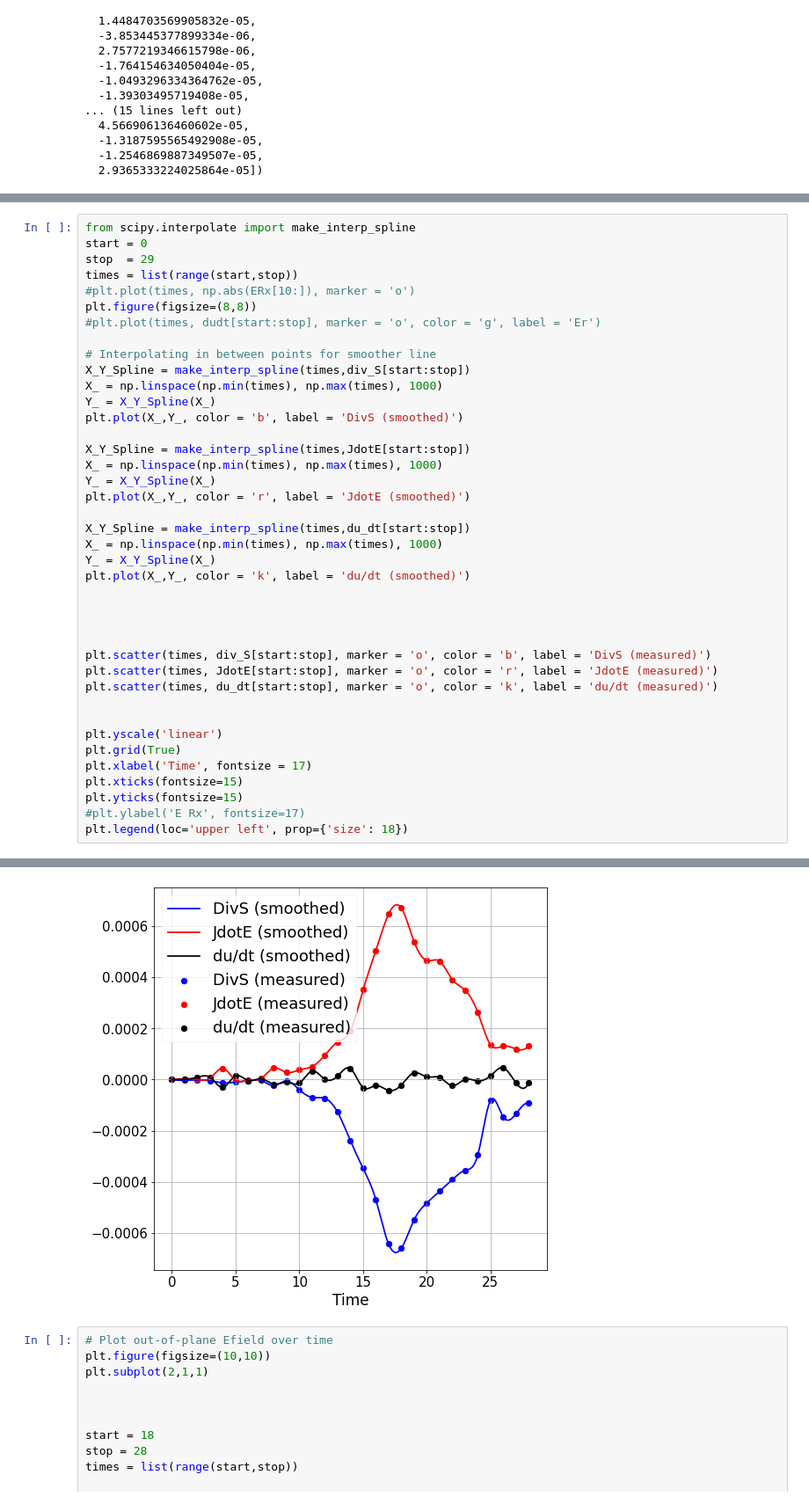
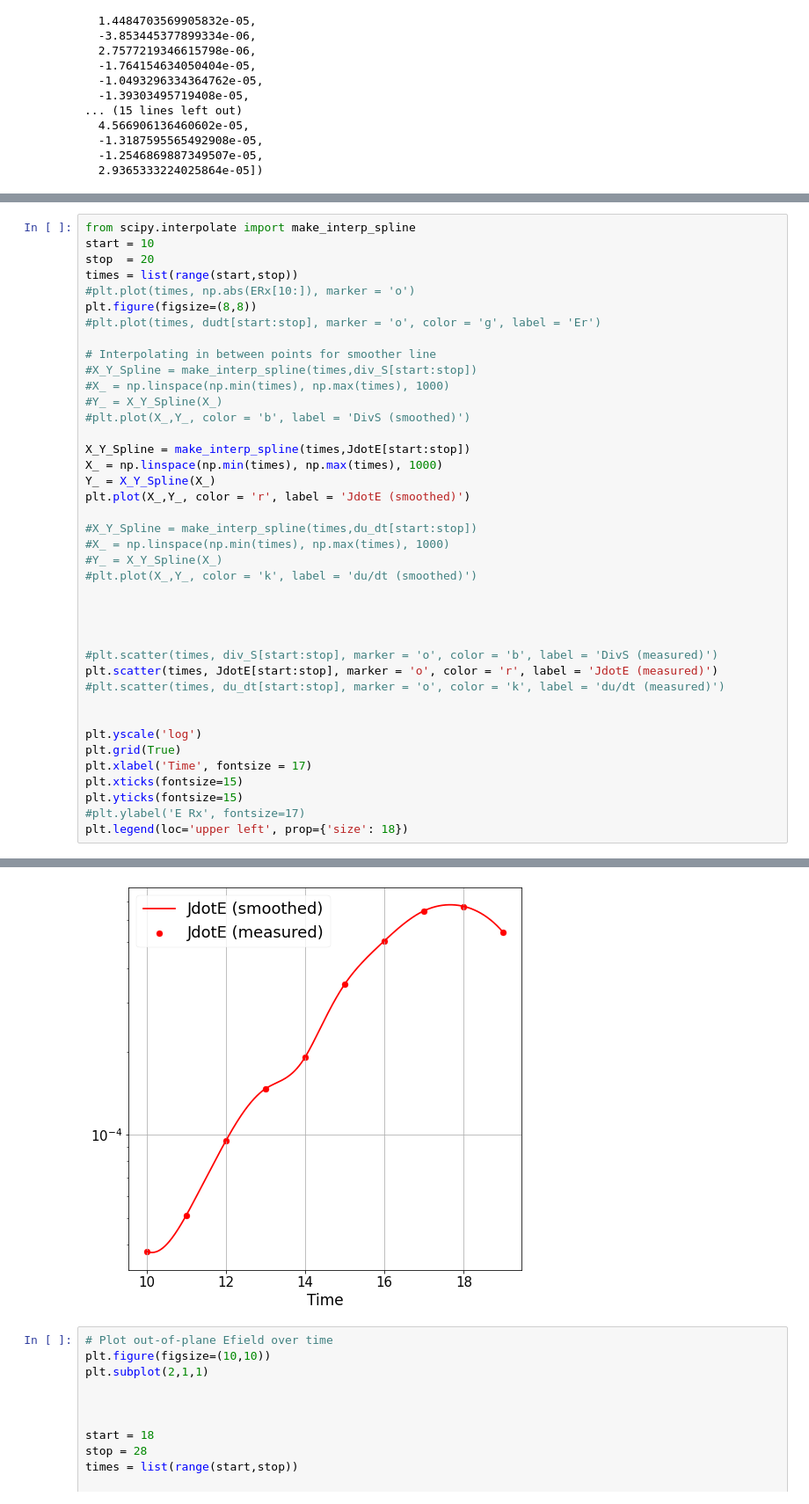
Before and after one commit to d0118dominic/notebooks, a Jupyter notebook: Rx_Evolution_JGR.ipynb, the cells around one changed output, grey strips where cells are left out. Shown at 88% size. Saved outputs shown, nothing was run; the diff lists cells and outputs as text.

```diff
--- a/Rx_Evolution_JGR.ipynb
+++ b/Rx_Evolution_JGR.ipynb
@@ -422,46 +433,46 @@ plt.legend(loc='upper left', prop={'size': 18})
 # %%
 from scipy.interpolate import make_interp_spline
-start = 0
-stop  = 29
+start = 10
+stop  = 20
 times = list(range(start,stop))
 #plt.plot(times, np.abs(ERx[10:]), marker = 'o')
 plt.figure(figsize=(8,8))
 #plt.plot(times, dudt[start:stop], marker = 'o', color = 'g', label = 'Er')
 
 # Interpolating in between points for smoother line
-X_Y_Spline = make_interp_spline(times,div_S[start:stop])
-X_ = np.linspace(np.min(times), np.max(times), 1000)
-Y_ = X_Y_Spline(X_)
-plt.plot(X_,Y_, color = 'b', label = 'DivS (smoothed)')
+#X_Y_Spline = make_interp_spline(times,div_S[start:stop])
+#X_ = np.linspace(np.min(times), np.max(times), 1000)
+#Y_ = X_Y_Spline(X_)
+#plt.plot(X_,Y_, color = 'b', label = 'DivS (smoothed)')
 
 X_Y_Spline = make_interp_spline(times,JdotE[start:stop])
 X_ = np.linspace(np.min(times), np.max(times), 1000)
 Y_ = X_Y_Spline(X_)
 plt.plot(X_,Y_, color = 'r', label = 'JdotE (smoothed)')
 
-X_Y_Spline = make_interp_spline(times,du_dt[start:stop])
-X_ = np.linspace(np.min(times), np.max(times), 1000)
-Y_ = X_Y_Spline(X_)
-plt.plot(X_,Y_, color = 'k', label = 'du/dt (smoothed)')
+#X_Y_Spline = make_interp_spline(times,du_dt[start:stop])
+#X_ = np.linspace(np.min(times), np.max(times), 1000)
+#Y_ = X_Y_Spline(X_)
+#plt.plot(X_,Y_, color = 'k', label = 'du/dt (smoothed)')
 
 
 
 
-plt.scatter(times, div_S[start:stop], marker = 'o', color = 'b', label = 'DivS (measured)')
+#plt.scatter(times, div_S[start:stop], marker = 'o', color = 'b', label = 'DivS (measured)')
 plt.scatter(times, JdotE[start:stop], marker = 'o', color = 'r', label = 'JdotE (measured)')
-plt.scatter(times, du_dt[start:stop], marker = 'o', color = 'k', label = 'du/dt (measured)')
+#plt.scatter(times, du_dt[start:stop], marker = 'o', color = 'k', label = 'du/dt (measured)')
 
 
-plt.yscale('linear')
+plt.yscale('log')
 plt.grid(True)
 plt.xlabel('Time', fontsize = 17)
 plt.xticks(fontsize=15)
 plt.yticks(fontsize=15)
 #plt.ylabel('E Rx', fontsize=17)
 plt.legend(loc='upper left', prop={'size': 18})
 # %% [output]
 <matplotlib.legend.Legend at 0x...>
-[figure, old version]
+[figure, new version]
 # %%
 # Plot out-of-plane Efield over time
 plt.figure(figsize=(10,10))
```
Also changed, not shown: parts of 9 cells of this notebook.
